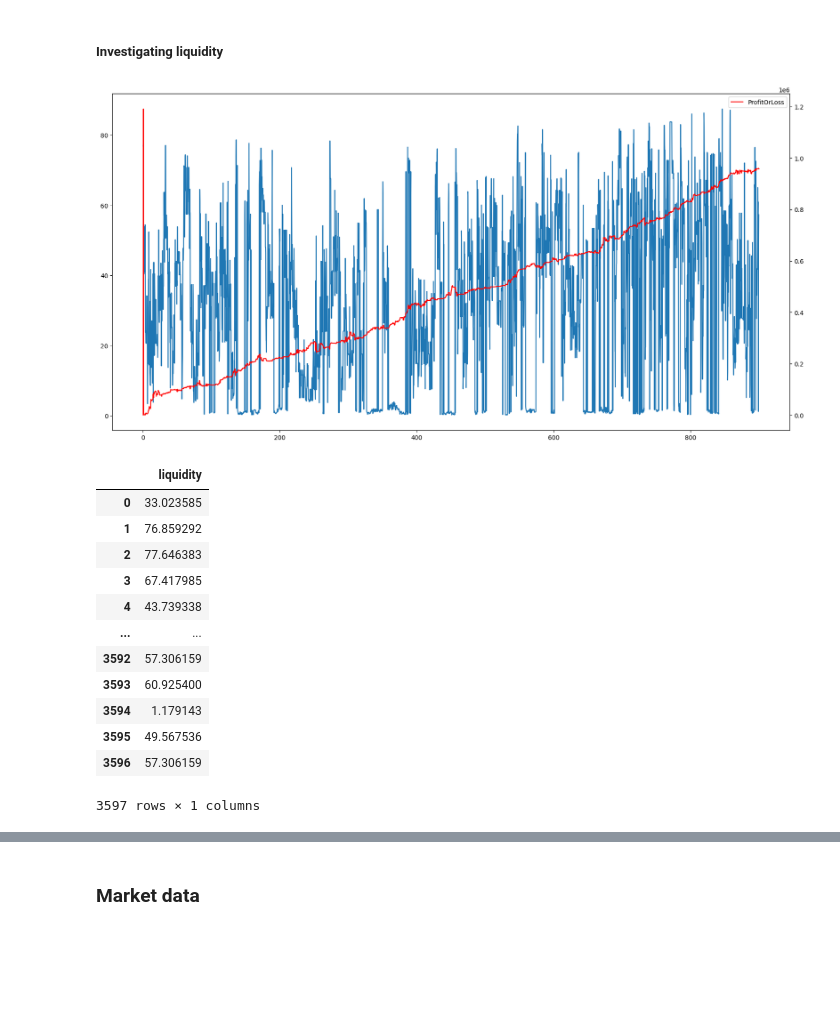
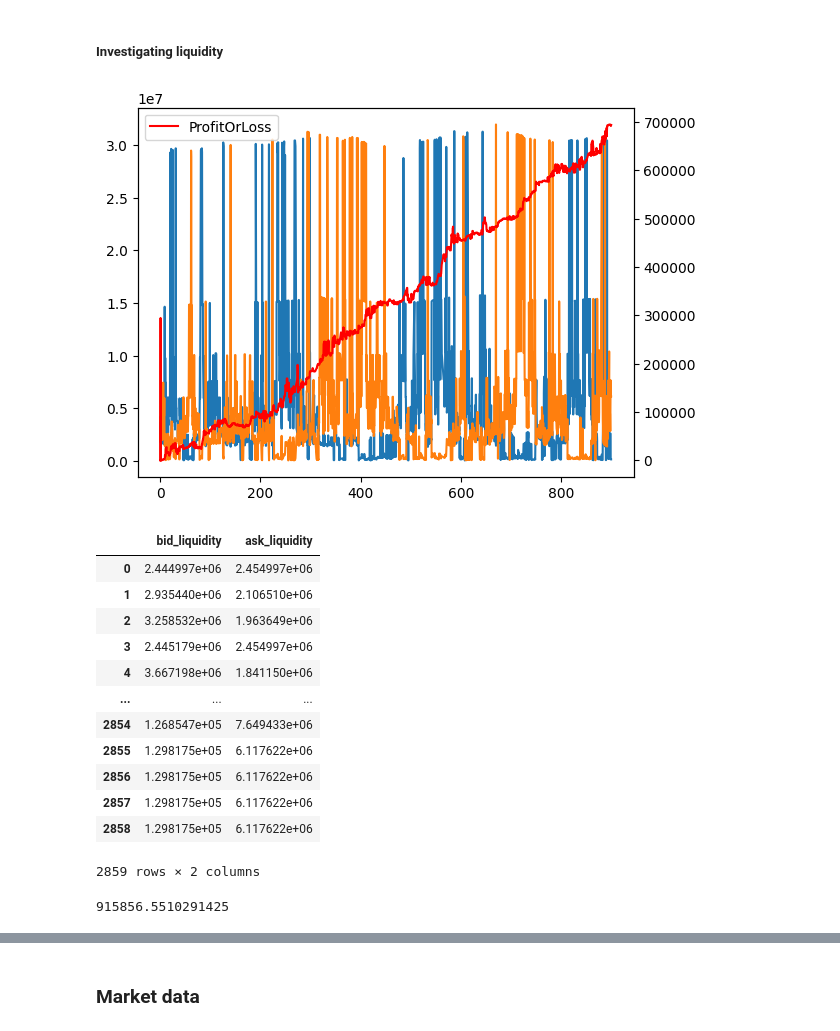
Before and after one commit to matthewgomezcullen/Ready-Trader-Go, a Jupyter notebook: research/viz.ipynb, the cells around one changed output, grey strips where cells are left out. Drawn from its saved outputs; the diff is of its cells as text; code cells hidden in the pictures; blank space fills up the shorter version.

```diff
--- a/research/viz.ipynb
+++ b/research/viz.ipynb
@@ -6,3 +7,7 @@ import matplotlib.pyplot as plt
+# %%
+VERSION = '0.1.0' # core.position.liquidity
+PATH = f'{VERSION}/'
+os.mkdir(PATH)
 # %% [markdown]
 ### Visualisations
 # %% [markdown]
@@ -26,30 +31,39 @@ plt.show()
 # %%
 liquidity = pd.read_csv('../output/liquidity.csv')
 PL = pd.read_csv('../score_board.csv')
 # drop first row of PL dataframe
 PL = PL.drop(PL.index[0])
-# add liquidity to PL dataframe
-PL['Liquidity'] = liquidity['liquidity']
+# add liquidity to PL dataframe``
+PL['Bid Liquidity'] = liquidity['bid_liquidity']
+PL['Ask Liquidity'] = liquidity['ask_liquidity']
 # plot PL and Liquidity
-plt.plot(PL['Time'], PL['Liquidity'], label='Liquidity')
+plt.plot(PL['Time'], PL['Bid Liquidity'], label='Bid Liquidity')
+plt.plot(PL['Time'], PL['Ask Liquidity'], label='Ask Liquidity')
 ax2 = plt.twinx()
 ax2.plot(PL['Time'], PL['ProfitOrLoss'], label='ProfitOrLoss', color='red')
 # plt.plot(PL['Time'], PL['ProfitOrLoss'], label='ProfitOrLoss')
 plt.legend()
+# save plot
+plt.savefig(PATH + 'liquidity.png')
 plt.show()
 liquidity
 # %% [output]
-[figure, old version]
+[figure, new version]
-|  | liquidity |
-| 0 | 33.023585 |
-| 1 | 76.859292 |
-| 2 | 77.646383 |
-| 3 | 67.417985 |
-| 4 | 43.739338 |
-| ... | ... |
-| 3592 | 57.306159 |
-| 3593 | 60.925400 |
-| 3594 | 1.179143 |
-| 3595 | 49.567536 |
-| 3596 | 57.306159 |
+|  | bid_liquidity | ask_liquidity |
+| 0 | 2.444997e+06 | 2.454997e+06 |
+| 1 | 2.935440e+06 | 2.106510e+06 |
+| 2 | 3.258532e+06 | 1.963649e+06 |
+| 3 | 2.445179e+06 | 2.454997e+06 |
+| 4 | 3.667198e+06 | 1.841150e+06 |
+| ... | ... | ... |
+| 2854 | 1.268547e+05 | 7.649433e+06 |
+| 2855 | 1.298175e+05 | 6.117622e+06 |
+| 2856 | 1.298175e+05 | 6.117622e+06 |
+| 2857 | 1.298175e+05 | 6.117622e+06 |
+| 2858 | 1.298175e+05 | 6.117622e+06 |
-3597 rows × 1 columns
+2859 rows × 2 columns
+# %%
+# max liquidity
+max(liquidity['liquidity']) / 100 * 3
+# %% [output]
+915856.5510291425
```
Also changed, not shown: parts of 3 cells of this notebook, 7 other files.
